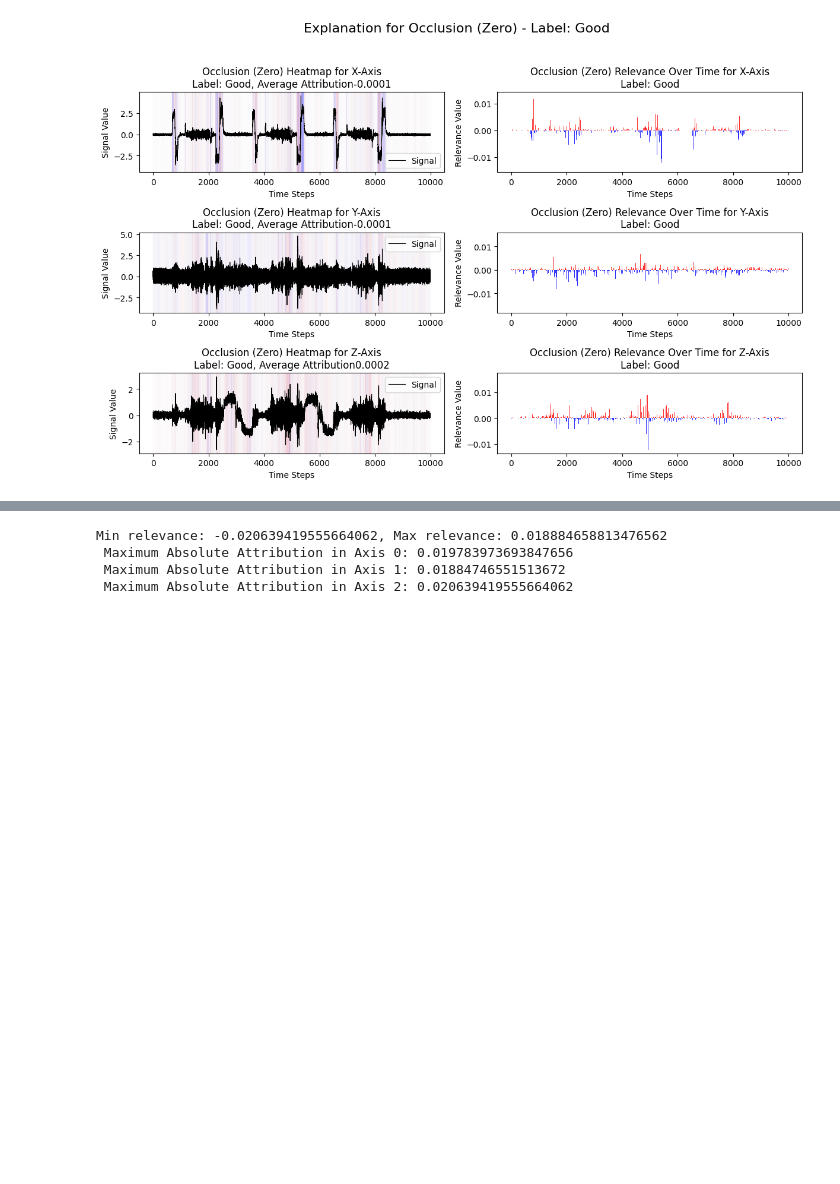
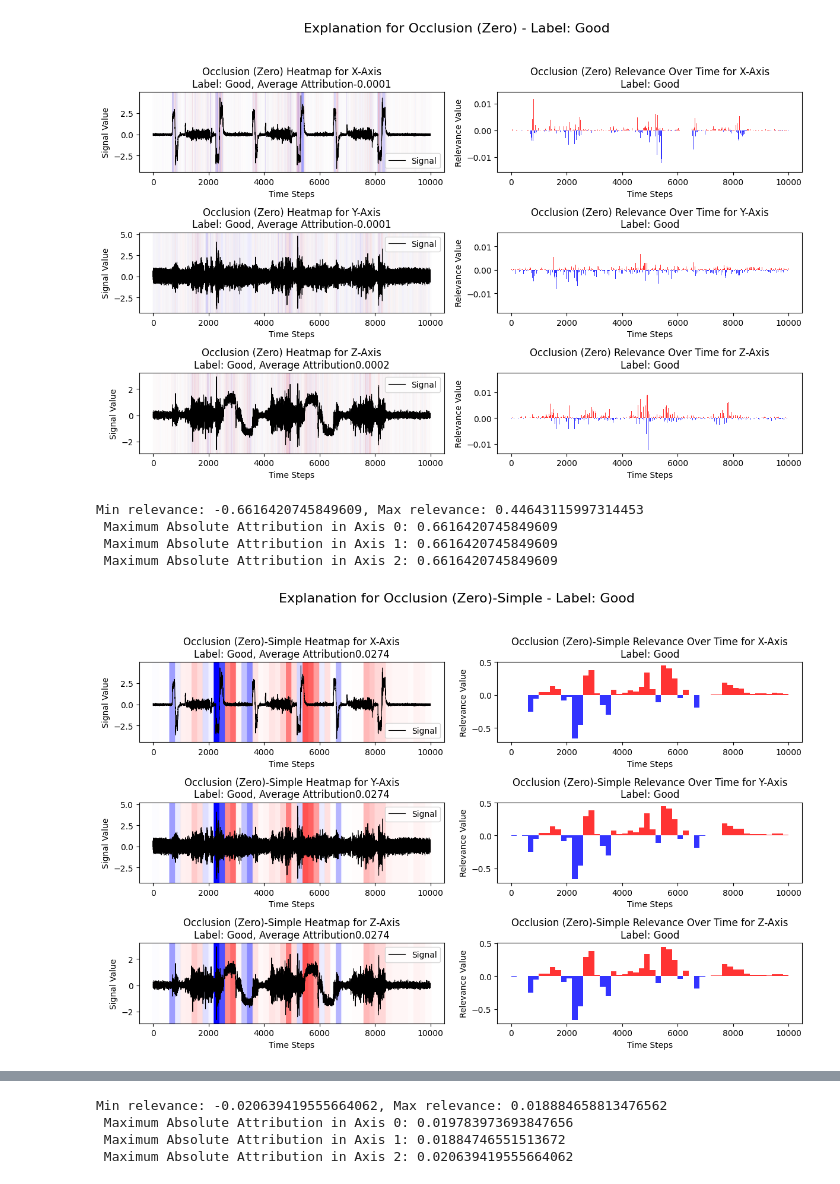
Before and after one commit to idasamayram/CNC, a Jupyter notebook: XAI_TEST_FIRST.ipynb, the cells around one changed output, grey strips where cells are left out. Drawn from its saved outputs; the diff is of its cells as text; code cells hidden in the pictures; blank space fills up the shorter version.

Commit message:
lrp rules not sucessful occlusion with sliding windows rather than each time step

```diff
--- a/XAI_TEST_FIRST.ipynb
+++ b/XAI_TEST_FIRST.ipynb
@@ -703,3 +924,14 @@ Min relevance: -0.016658782958984375, Max relevance: 0.016040802001953125
  Maximum Absolute Attribution in Axis 1: 0.016658782958984375
  Maximum Absolute Attribution in Axis 2: 0.016040802001953125
 [figure]
+# %%
+# Occlusion (zero-based occlusion)
+occlusion_attr_zero_simple, _ = xai_occlusion_simple(model, sample, occlusion_type="zero")
+print(f"Min relevance: {np.min(occlusion_attr_zero_simple.detach().cpu().numpy())}, Max relevance: {np.max(occlusion_attr_zero_simple.detach().cpu().numpy())}")
+visualize_combined_with_label_attribution(sample, occlusion_attr_zero_simple, label, "Occlusion (Zero)-Simple")
+# %% [output]
+Min relevance: -0.6616420745849609, Max relevance: 0.44643115997314453
+ Maximum Absolute Attribution in Axis 0: 0.6616420745849609
+ Maximum Absolute Attribution in Axis 1: 0.6616420745849609
+ Maximum Absolute Attribution in Axis 2: 0.6616420745849609
+[figure, added]
```
Also changed, not shown: parts of 10 cells of this notebook.
